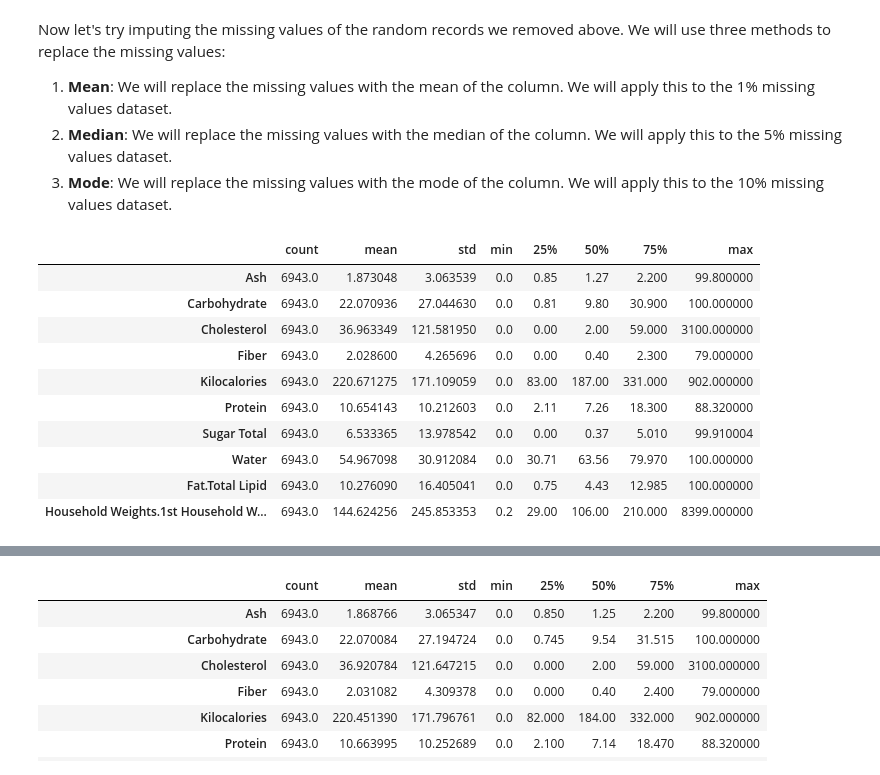
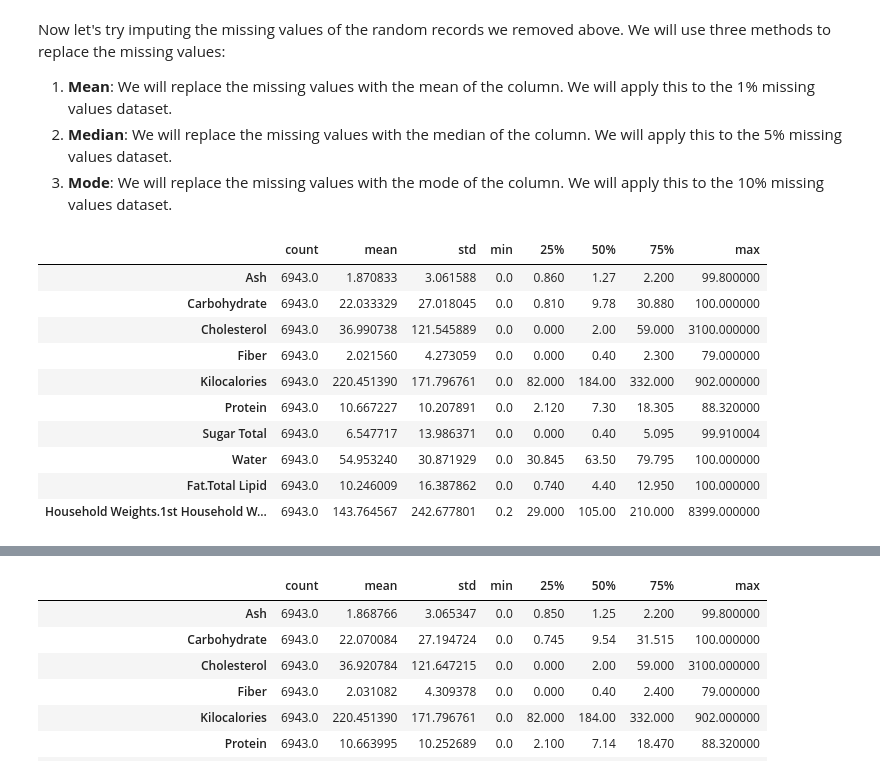
Before and after one commit to vishnuraosharma/exploratory-data-analysis, a Jupyter notebook: Nutrition /ML_Data_Cleaning_and_Feature_Selection_Food_Nutrition.ipynb, the cells around one changed output, grey strips where cells are left out. Saved outputs shown, nothing was run; the diff lists cells and outputs as text; code cells hidden in the pictures.

```diff
--- a/Nutrition /ML_Data_Cleaning_and_Feature_Selection_Food_Nutrition.ipynb
+++ b/Nutrition /ML_Data_Cleaning_and_Feature_Selection_Food_Nutrition.ipynb
@@ -752,6 +751,10 @@ for i in range(int(num_cells * 0.01)):
     # Choose a random column index
     col_index = np.random.randint(0, df_1_per_random.shape[1])
 
+    # If column is Kilocalories, skip and choose another column
+    if df_1_per_random.columns[col_index] == 'Kilocalories':
+        continue
+
     # Replace the value with -100000
     df_1_per_random.iloc[row_index, col_index] = -100000
 
@@ -762,6 +765,10 @@ for i in range(int(num_cells * 0.05)):
 
     # Choose a random column index
     col_index = np.random.randint(0, df_5_per_random.shape[1])
+
+     # If column is Kilocalories, skip and choose another column
+    if df_5_per_random.columns[col_index] == 'Kilocalories':
+        continue
 
     # Replace the value with -100000
     df_5_per_random.iloc[row_index, col_index] = -100000
@@ -774,6 +781,10 @@ for i in range(int(num_cells * 0.1)):
     # Choose a random column index
     col_index = np.random.randint(0, df_10_per_random.shape[1])
 
+    # If column is Kilocalories, skip and choose another column
+    if df_10_per_random.columns[col_index] == 'Kilocalories':
+        continue
+
     # Replace the value with -100000
     df_10_per_random.iloc[row_index, col_index] = -100000
 # Compare the count of ImputeMe values in each dataset
@@ -792,42 +803,51 @@ Now let's try imputing the missing values of the random records we removed above
 # %%
 # For each column in df_1_per_random, replace the -100000 values with the mean of the column in df_selected_features
 for column in df_1_per_random.columns:
+    # if the column is not Kilocalories
+    if column != 'Kilocalories':
+
     # Calculate the mean of the column in df_selected_features
-    mean = df_selected_features[column].mean()
+        mean = df_selected_features[column].mean()
 
-    # Replace the -100000 values with the mean
-    df_1_per_random[column].replace(-100000, mean, inplace=True)
+        # Replace the -100000 values with the mean
+        df_1_per_random[column].replace(-100000, mean, inplace=True)
 
 # For each column in df_5_per_random, replace the -100000 values with the Median of the column in df_selected_features
 for column in df_5_per_random.columns:
-    # Calculate the Median of the column in df_selected_features
-    median = df_selected_features[column].median()
+    # if the column is not Kilocalories
+    if column != 'Kilocalories':
 
-    # Replace the -100000 values with the Median
-    df_5_per_random[column].replace(-100000, median, inplace=True)
+        # Calculate the Median of the column in df_selected_features
+        median = df_selected_features[column].median()
+
+        # Replace the -100000 values with the Median
+        df_5_per_random[column].replace(-100000, median, inplace=True)
 
 # For each column in df_10_per_random, replace the -100000 values with the Mode of the column in df_selected_features
 for column in df_10_per_random.columns:
+    # if the column is not Kilocalories
+    if column != 'Kilocalories':
+
     # Calculate the Mode of the column in df_selected_features
-    mode = df_selected_features[column].mode()[0]
+        mode = df_selected_features[column].mode()[0]
 
-    # Replace the -100000 values with the Mode
-    df_10_per_random[column].replace(-100000, mode, inplace=True)
+        # Replace the -100000 values with the Mode
+        df_10_per_random[column].replace(-100000, mode, inplace=True)
 
 # Show the descriptions of our three imputed datasets
 df_1_per_random.describe().T
 # %% [output]
 |  | count | mean | std | min | 25% | 50% | 75% | max |
-| Ash | 6943.0 | 1.873048 | 3.063539 | 0.0 | 0.85 | 1.27 | 2.200 | 99.800000 |
-| Carbohydrate | 6943.0 | 22.070936 | 27.044630 | 0.0 | 0.81 | 9.80 | 30.900 | 100.000000 |
-| Cholesterol | 6943.0 | 36.963349 | 121.581950 | 0.0 | 0.00 | 2.00 | 59.000 | 3100.000000 |
-| Fiber | 6943.0 | 2.028600 | 4.265696 | 0.0 | 0.00 | 0.40 | 2.300 | 79.000000 |
-| Kilocalories | 6943.0 | 220.671275 | 171.109059 | 0.0 | 83.00 | 187.00 | 331.000 | 902.000000 |
-| Protein | 6943.0 | 10.654143 | 10.212603 | 0.0 | 2.11 | 7.26 | 18.300 | 88.320000 |
-| Sugar Total | 6943.0 | 6.533365 | 13.978542 | 0.0 | 0.00 | 0.37 | 5.010 | 99.910004 |
-| Water | 6943.0 | 54.967098 | 30.912084 | 0.0 | 30.71 | 63.56 | 79.970 | 100.000000 |
-| Fat.Total Lipid | 6943.0 | 10.276090 | 16.405041 | 0.0 | 0.75 | 4.43 | 12.985 | 100.000000 |
-| Household Weights.1st Household W... | 6943.0 | 144.624256 | 245.853353 | 0.2 | 29.00 | 106.00 | 210.000 | 8399.000000 |
+| Ash | 6943.0 | 1.870833 | 3.061588 | 0.0 | 0.860 | 1.27 | 2.200 | 99.800000 |
+| Carbohydrate | 6943.0 | 22.033329 | 27.018045 | 0.0 | 0.810 | 9.78 | 30.880 | 100.000000 |
+| Cholesterol | 6943.0 | 36.990738 | 121.545889 | 0.0 | 0.000 | 2.00 | 59.000 | 3100.000000 |
+| Fiber | 6943.0 | 2.021560 | 4.273059 | 0.0 | 0.000 | 0.40 | 2.300 | 79.000000 |
+| Kilocalories | 6943.0 | 220.451390 | 171.796761 | 0.0 | 82.000 | 184.00 | 332.000 | 902.000000 |
+| Protein | 6943.0 | 10.667227 | 10.207891 | 0.0 | 2.120 | 7.30 | 18.305 | 88.320000 |
+| Sugar Total | 6943.0 | 6.547717 | 13.986371 | 0.0 | 0.000 | 0.40 | 5.095 | 99.910004 |
+| Water | 6943.0 | 54.953240 | 30.871929 | 0.0 | 30.845 | 63.50 | 79.795 | 100.000000 |
+| Fat.Total Lipid | 6943.0 | 10.246009 | 16.387862 | 0.0 | 0.740 | 4.40 | 12.950 | 100.000000 |
+| Household Weights.1st Household W... | 6943.0 | 143.764567 | 242.677801 | 0.2 | 29.000 | 105.00 | 210.000 | 8399.000000 |
 # %%
 df_5_per_random.describe().T
 # %% [output]
```
Also changed, not shown: parts of 4 cells of this notebook.
